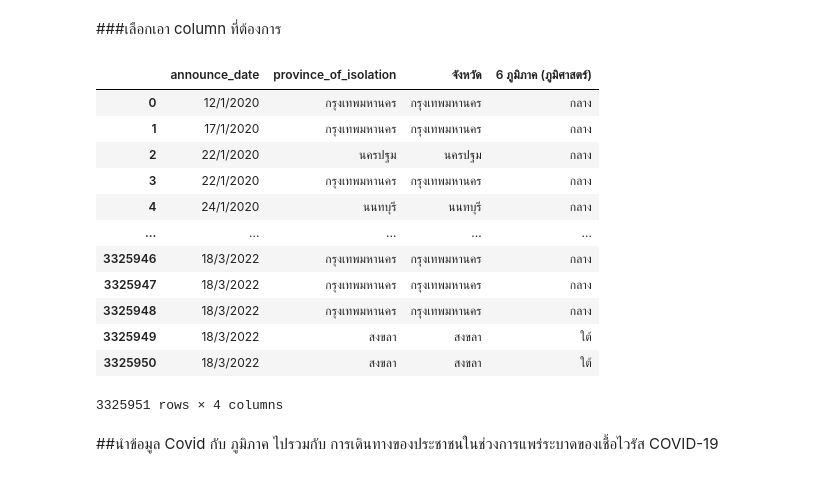
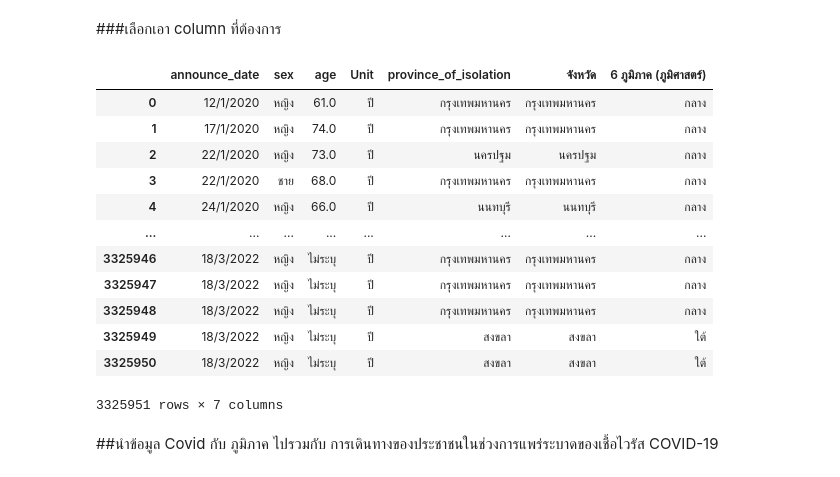
Before and after one commit to Nunticha24/data_viz_2022, a Jupyter notebook: Project_Dinosaur.ipynb, the cells around one changed output. Drawn from its saved outputs; the diff is of its cells as text; code cells hidden in the pictures.

```diff
--- a/Project_Dinosaur.ipynb
+++ b/Project_Dinosaur.ipynb
@@ -348,22 +350,22 @@ dtype: bool
 # %% [markdown]
 ###เลือกเอา column ที่ต้องการ
 # %%
-Co_re_new = Co_re[['announce_date','province_of_isolation','จังหวัด','6 ภูมิภาค (ภูมิศาสตร์)']]
+Co_re_new = Co_re[['announce_date','sex','age','Unit','province_of_isolation','จังหวัด','6 ภูมิภาค (ภูมิศาสตร์)']]
 Co_re_new
 # %% [output]
-|  | announce_date | province_of_isolation | จังหวัด | 6 ภูมิภาค (ภูมิศาสตร์) |
-| 0 | 12/1/2020 | กรุงเทพมหานคร | กรุงเทพมหานคร | กลาง |
-| 1 | 17/1/2020 | กรุงเทพมหานคร | กรุงเทพมหานคร | กลาง |
-| 2 | 22/1/2020 | นครปฐม | นครปฐม | กลาง |
-| 3 | 22/1/2020 | กรุงเทพมหานคร | กรุงเทพมหานคร | กลาง |
-| 4 | 24/1/2020 | นนทบุรี | นนทบุรี | กลาง |
-| ... | ... | ... | ... | ... |
-| 3325946 | 18/3/2022 | กรุงเทพมหานคร | กรุงเทพมหานคร | กลาง |
-| 3325947 | 18/3/2022 | กรุงเทพมหานคร | กรุงเทพมหานคร | กลาง |
-| 3325948 | 18/3/2022 | กรุงเทพมหานคร | กรุงเทพมหานคร | กลาง |
-| 3325949 | 18/3/2022 | สงขลา | สงขลา | ใต้ |
-| 3325950 | 18/3/2022 | สงขลา | สงขลา | ใต้ |
+|  | announce_date | sex | age | Unit | province_of_isolation | จังหวัด | 6 ภูมิภาค (ภูมิศาสตร์) |
+| 0 | 12/1/2020 | หญิง | 61.0 | ปี | กรุงเทพมหานคร | กรุงเทพมหานคร | กลาง |
+| 1 | 17/1/2020 | หญิง | 74.0 | ปี | กรุงเทพมหานคร | กรุงเทพมหานคร | กลาง |
+| 2 | 22/1/2020 | หญิง | 73.0 | ปี | นครปฐม | นครปฐม | กลาง |
+| 3 | 22/1/2020 | ชาย | 68.0 | ปี | กรุงเทพมหานคร | กรุงเทพมหานคร | กลาง |
+| 4 | 24/1/2020 | หญิง | 66.0 | ปี | นนทบุรี | นนทบุรี | กลาง |
+| ... | ... | ... | ... | ... | ... | ... | ... |
+| 3325946 | 18/3/2022 | หญิง | ไม่ระบุ | ปี | กรุงเทพมหานคร | กรุงเทพมหานคร | กลาง |
+| 3325947 | 18/3/2022 | หญิง | ไม่ระบุ | ปี | กรุงเทพมหานคร | กรุงเทพมหานคร | กลาง |
+| 3325948 | 18/3/2022 | หญิง | ไม่ระบุ | ปี | กรุงเทพมหานคร | กรุงเทพมหานคร | กลาง |
+| 3325949 | 18/3/2022 | หญิง | ไม่ระบุ | ปี | สงขลา | สงขลา | ใต้ |
+| 3325950 | 18/3/2022 | หญิง | ไม่ระบุ | ปี | สงขลา | สงขลา | ใต้ |
-3325951 rows × 4 columns
+3325951 rows × 7 columns
 # %% [markdown]
 ##นำข้อมูล Covid กับ ภูมิภาค ไปรวมกับ การเดินทางของประชาชนในช่วงการแพร่ระบาดของเชื้อไวรัส COVID-19
 # %%
```
Also changed, not shown: parts of 32 cells of this notebook.
